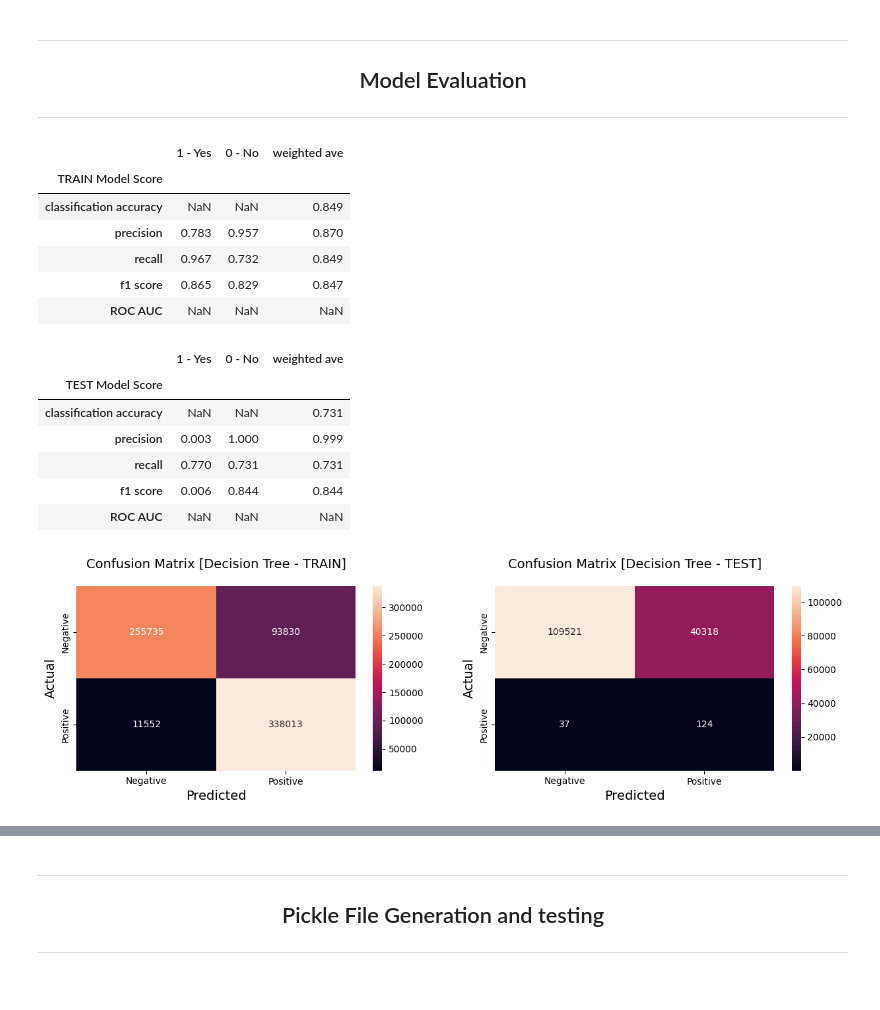
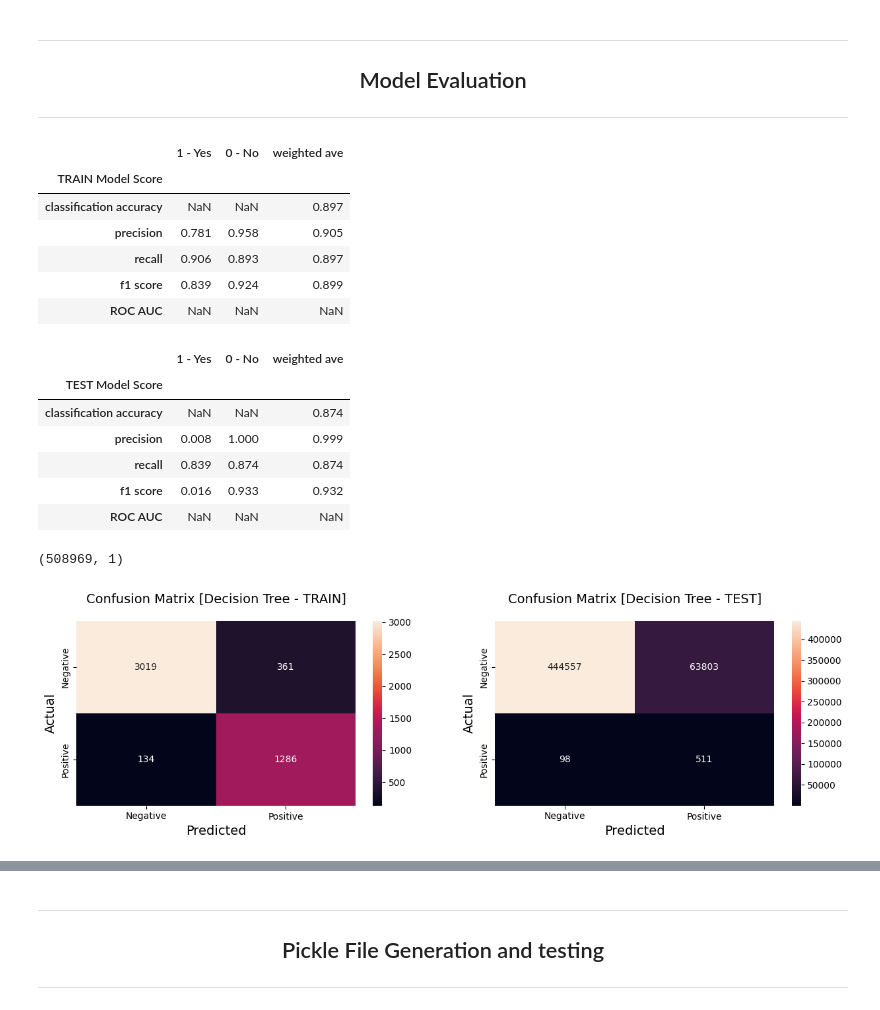
Before and after one commit to MaricrisResma/Detect-Credit-Card-Fraud-DT-RandomForest, a Jupyter notebook: DEV/Credit-Card-Fraud-Predictive-Model.ipynb, the cells around one changed output, grey strips where cells are left out. Drawn from its saved outputs; the diff is of its cells as text; code cells hidden in the pictures.

Commit message:
[DEV]Update balancing of data

```diff
--- a/DEV/Credit-Card-Fraud-Predictive-Model.ipynb
+++ b/DEV/Credit-Card-Fraud-Predictive-Model.ipynb
@@ -863,7 +942,7 @@ Index(['Day', 'Amount', 'Hour', 'Date', 'Day of Week',
 ----------
 # %%
 # Split the data into training (70%) and test (30%) sets
-X_train, X_test, y_train, y_test = train_test_split(X_values,y_values,test_size=0.3,random_state=1234)
+X_train, X_test, y_train, y_test = train_test_split(X_values,y_values,test_size=0.3,random_state=1234, stratify=y_values)
 
 print('X Train:',X_train.shape)
 print('Y Train:',y_train.shape)
@@ -884,0 +964,3 @@ Y Test: (150000, 1)
+# %%
+df_test = X_test.append(y_test)
+get_class_distribution(df_test)
@@ -884,0 +978,3 @@ Y Test: (150000, 1)
+# %%
+df_train = X_train.append(y_train)
+get_class_distribution(df_train)
@@ -1012,18 +1257,19 @@ TypeError: float() argument must be a string or a real number, not 'Timestamp'
 ## Model Training
 ----------
 # %%
+
 # Fit decision tree model
 # model_dtree = DecisionTreeClassifier(random_state = 1234, min_samples_leaf=500, max_depth=8)
-model_dtree = DecisionTreeClassifier(random_state = 1234, min_samples_leaf=500, max_depth=7)
-model_dtree.fit(x_oversample_dtree, y_oversample_dtree)
+model_dtree = DecisionTreeClassifier(random_state = 1234, min_samples_leaf=min_samples_leaf, max_depth=max_depth)
+model_dtree.fit(x_oversample, y_oversample)
 
 # Predict the values of y in both the training and test datasets
 # predict() is used to predict the class labels (1/0)
-y_pred_train_dtree = model_dtree.predict(x_oversample_dtree)
+y_pred_train_dtree = model_dtree.predict(x_oversample)
 y_pred_test_dtree = model_dtree.predict(X_test)
 
 # predict_proba() is used to output probability estimates
-y_pred_train_prob_dtree = model_dtree.predict_proba(x_oversample_dtree)
+y_pred_train_prob_dtree = model_dtree.predict_proba(x_oversample)
 y_pred_test_prob_dtree = model_dtree.predict_proba(X_test)
 # %%
 # Plot decision tree
@@ -1078,7 +1330,7 @@ model_score.set_index(0, inplace=True)
 # %%
 isTrainData = True
 
-for sample_data in list([[y_oversample_dtree, y_pred_train_dtree], [y_test, y_pred_test_dtree]]):
+for sample_data in list([[y_oversample, y_pred_train_dtree], [y_test, y_pred_test_dtree]]):
     y_dtree = sample_data[0]
     y_pred = sample_data[1]
 
@@ -1113,53 +1365,57 @@ for sample_data in list([[y_oversample_dtree, y_pred_train_dtree], [y_test, y_pr
 # %% [output]
 |  | 1 - Yes | 0 - No | weighted ave |
 | TRAIN Model Score |  |  |  |
-| classification accuracy | NaN | NaN | 0.849 |
-| precision | 0.783 | 0.957 | 0.870 |
-| recall | 0.967 | 0.732 | 0.849 |
-| f1 score | 0.865 | 0.829 | 0.847 |
+| classification accuracy | NaN | NaN | 0.897 |
+| precision | 0.781 | 0.958 | 0.905 |
+| recall | 0.906 | 0.893 | 0.897 |
+| f1 score | 0.839 | 0.924 | 0.899 |
 | ROC AUC | NaN | NaN | NaN |
 |  | 1 - Yes | 0 - No | weighted ave |
 | TEST Model Score |  |  |  |
-| classification accuracy | NaN | NaN | 0.731 |
-| precision | 0.003 | 1.000 | 0.999 |
-| recall | 0.770 | 0.731 | 0.731 |
-| f1 score | 0.006 | 0.844 | 0.844 |
+| classification accuracy | NaN | NaN | 0.874 |
+| precision | 0.008 | 1.000 | 0.999 |
+| recall | 0.839 | 0.874 | 0.874 |
+| f1 score | 0.016 | 0.933 | 0.932 |
 | ROC AUC | NaN | NaN | NaN |
+# %%
+y_test.shape
+# %% [output]
+(508969, 1)
 # %%
 # Order of the input parameters is important:
 # 1st parameter - actual values
 # 2nd parameter - predicted values
-conf_matrix_train = confusion_matrix(y_oversample_dtree, y_pred_train_dtree)
+conf_matrix_train = confusion_matrix(y_oversample, y_pred_train_dtree)
 conf_matrix_test = confusion_matrix(y_test, y_pred_test_dtree)
 
 
 # Plot Confusion Matrix TRAIN
 
 plt.figure(figsize=(15,8))
 
 ax = plt.subplot(2, 2, 1)
 ax = sns.heatmap(conf_matrix_train, annot=True, fmt='d')
 # set x-axis label and ticks.
 ax.set_xlabel("Predicted", fontsize=14)
 ax.xaxis.set_ticklabels(['Negative', 'Positive'])
 # set y-axis label and ticks
 ax.set_ylabel("Actual", fontsize=14)
 ax.yaxis.set_ticklabels(['Negative', 'Positive'])
 # set plot title
 ax.set_title(f"Confusion Matrix [Decision Tree - TRAIN]", fontsize=14, pad=20)
 
 
 # Plot Confusion Matrix TEST
 ax = plt.subplot(2, 2, 2)
 ax = sns.heatmap(conf_matrix_test, annot=True, fmt='d')
 # set x-axis label and ticks.
 ax.set_xlabel("Predicted", fontsize=14)
 ax.xaxis.set_ticklabels(['Negative', 'Positive'])
 # set y-axis label and ticks
 ax.set_ylabel("Actual", fontsize=14)
 ax.yaxis.set_ticklabels(['Negative', 'Positive'])
 # set plot title
 ax.set_title(f"Confusion Matrix [Decision Tree - TEST]", fontsize=14, pad=20)
 plt.show()
 # %% [output]
-[figure, old version]
+[figure, new version]
```
Also changed, not shown: parts of 75 cells of this notebook.
